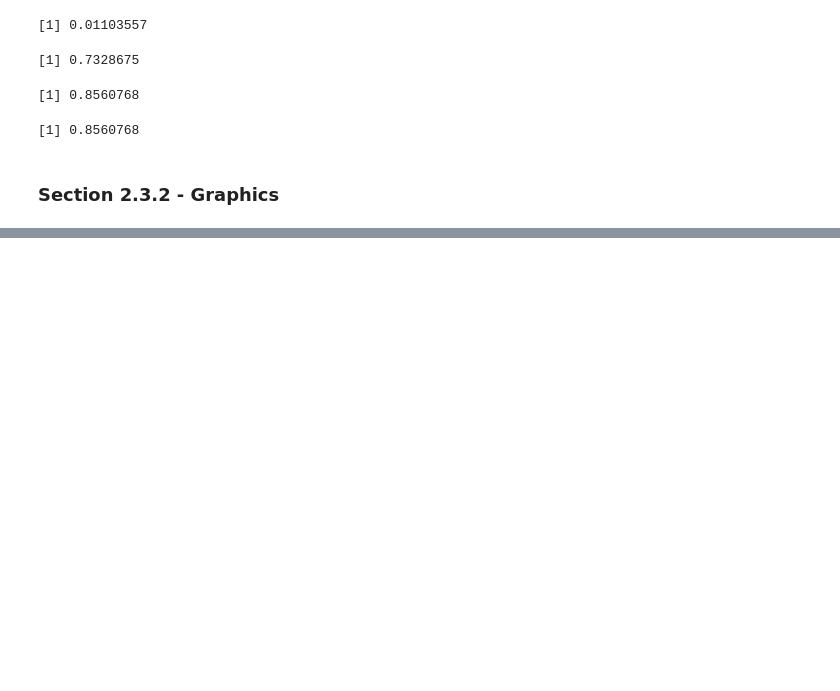
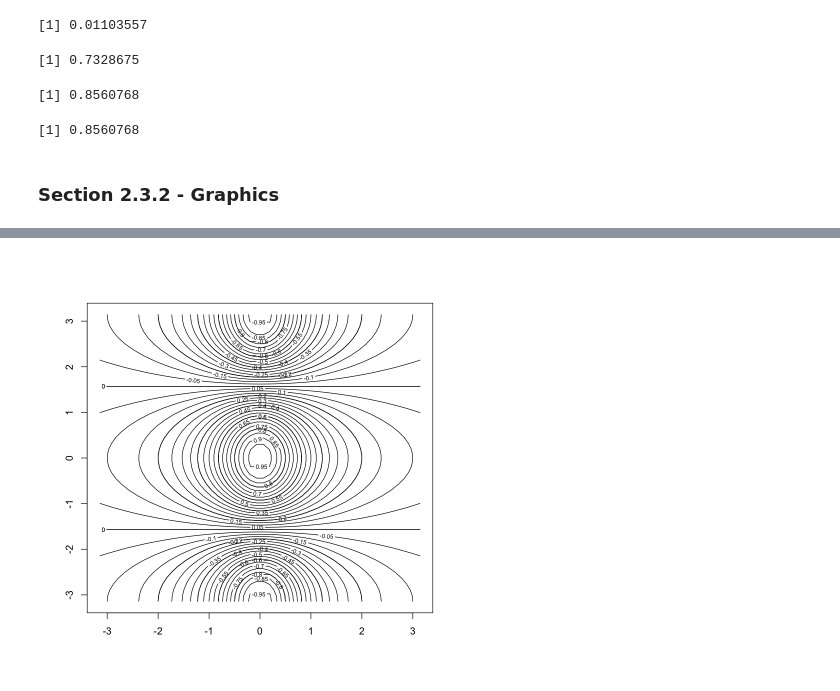
Before and after one commit to Corneliusluis/islr-code, a Jupyter notebook: r-version/ISLR-Ch-2.ipynb, the cells around one changed output, grey strips where cells are left out. Drawn from its saved outputs; the diff is of its cells as text; code cells hidden in the pictures; blank space fills up the shorter version.

```diff
--- a/r-version/ISLR-Ch-2.ipynb
+++ b/r-version/ISLR-Ch-2.ipynb
@@ -134,0 +186,7 @@ sd(y)
+# %%
+y = x
+f = outer(x, y, function(x, y) cos(y) / (1 + x^2))
+contour(x, y, f)
+contour(x, y, f, nlevels = 45, add = T)
+# %% [output]
+[figure, added]
```
Also changed, not shown: parts of 12 cells of this notebook, 1 other file.
